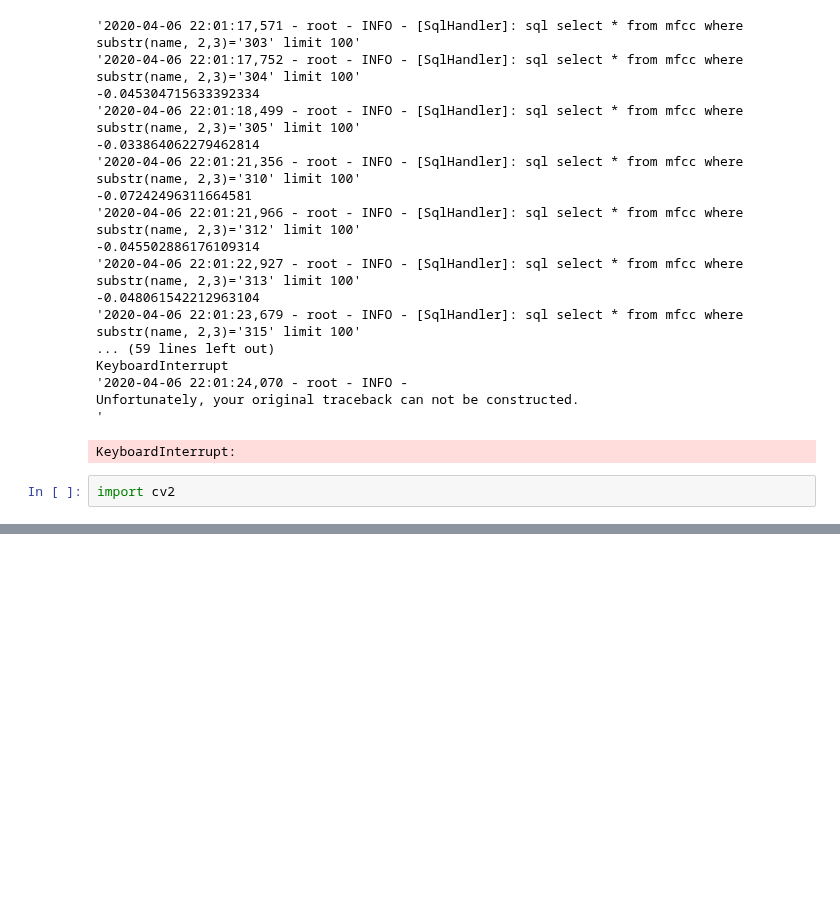
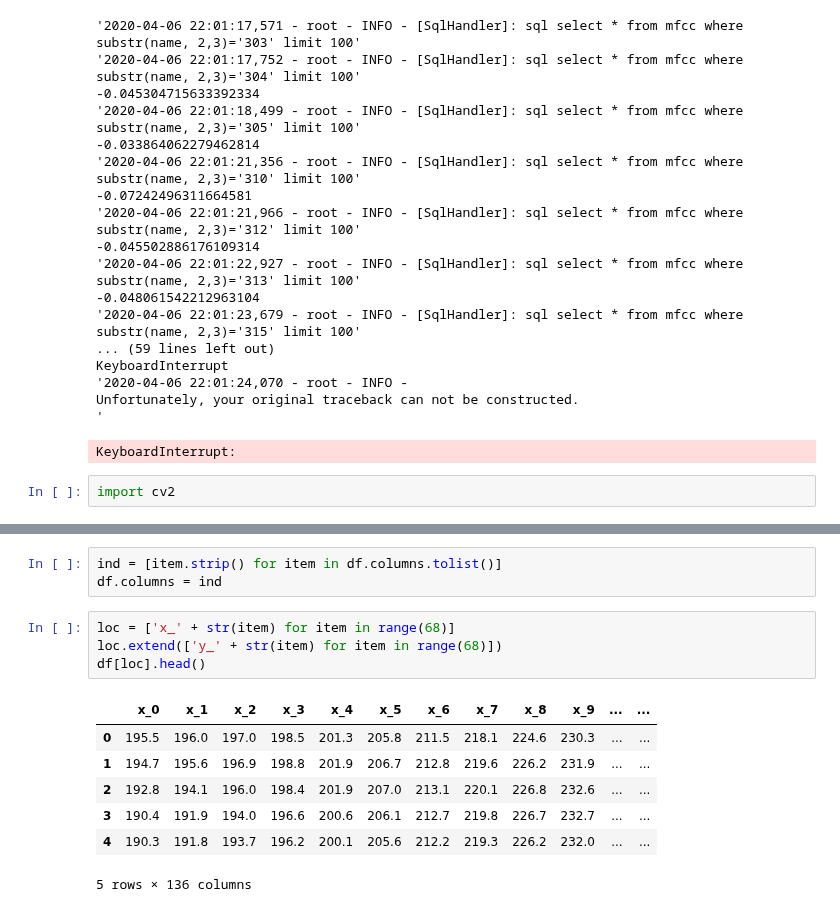
Before and after one commit to LouisYZK/dds-avec2019, a Jupyter notebook: explore.ipynb, the cells around one changed output, grey strips where cells are left out. Cells and saved outputs as stored; diff of their text form; blank space fills up the shorter version.

```diff
--- a/explore.ipynb
+++ b/explore.ipynb
@@ -1025,0 +1033,15 @@ import cv2
+# %%
+ind = [item.strip() for item in df.columns.tolist()]
+df.columns = ind
+# %%
+loc = ['x_' + str(item) for item in range(68)]
+loc.extend(['y_' + str(item) for item in range(68)])
+df[loc].head()
+# %% [output]
+|  | x_0 | x_1 | x_2 | x_3 | x_4 | x_5 | x_6 | x_7 | x_8 | x_9 | ... | ... |
+| 0 | 195.5 | 196.0 | 197.0 | 198.5 | 201.3 | 205.8 | 211.5 | 218.1 | 224.6 | 230.3 | ... | ... |
+| 1 | 194.7 | 195.6 | 196.9 | 198.8 | 201.9 | 206.7 | 212.8 | 219.6 | 226.2 | 231.9 | ... | ... |
+| 2 | 192.8 | 194.1 | 196.0 | 198.4 | 201.9 | 207.0 | 213.1 | 220.1 | 226.8 | 232.6 | ... | ... |
+| 3 | 190.4 | 191.9 | 194.0 | 196.6 | 200.6 | 206.1 | 212.7 | 219.8 | 226.7 | 232.7 | ... | ... |
+| 4 | 190.3 | 191.8 | 193.7 | 196.2 | 200.1 | 205.6 | 212.2 | 219.3 | 226.2 | 232.0 | ... | ... |
+5 rows × 136 columns
```
Also changed, not shown: parts of 4 cells of this notebook, 2 other files.
